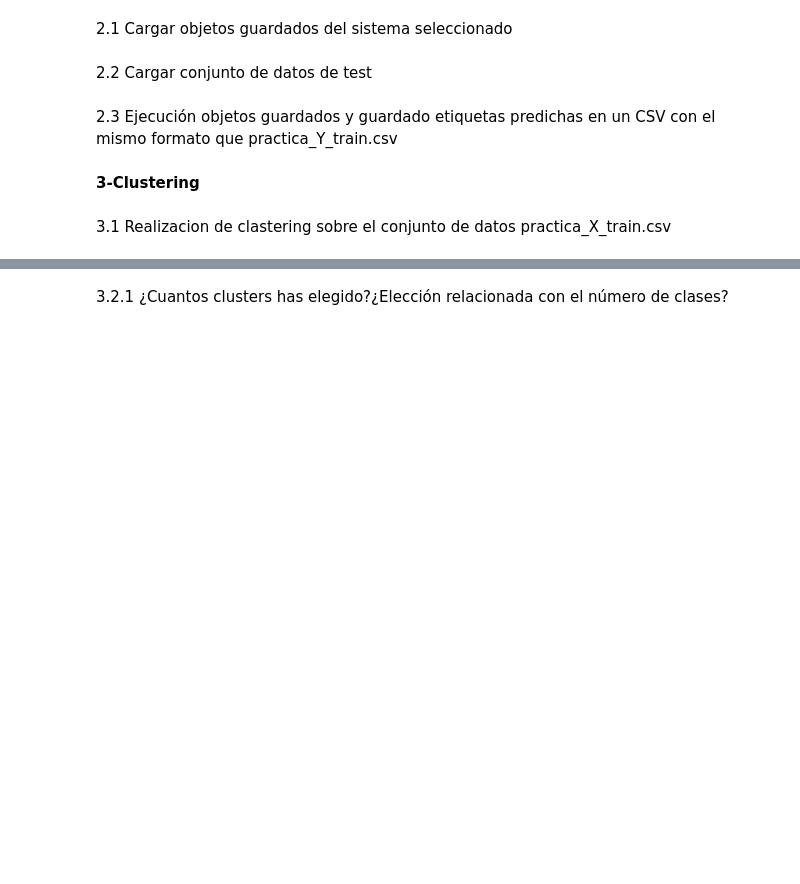
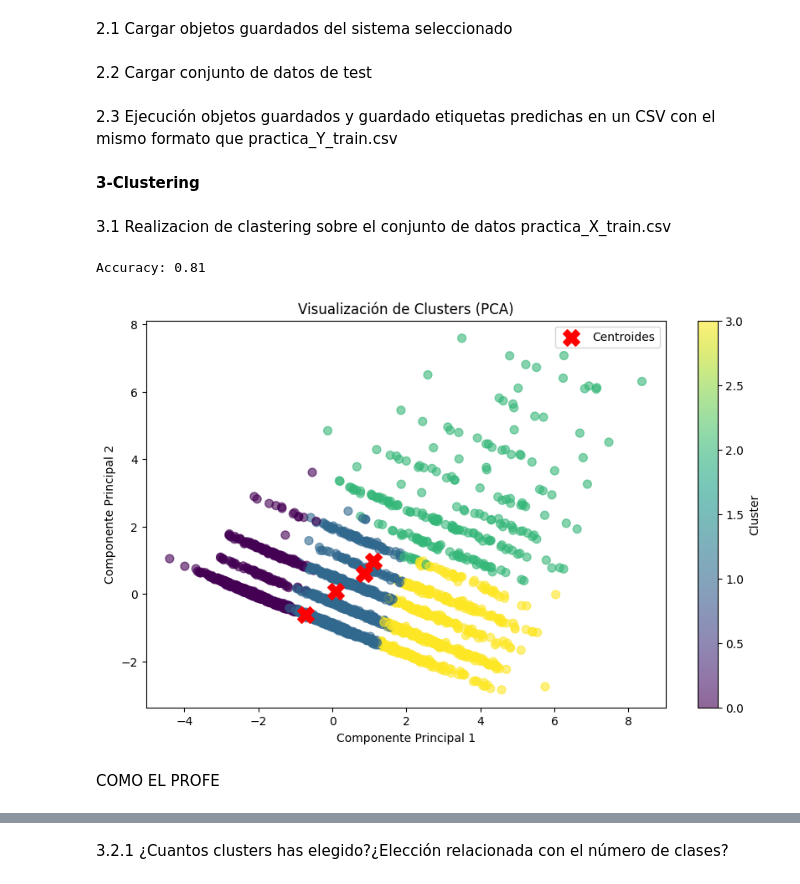
Before and after one commit to SandraGutierrezCruz/PracticaML1, a Jupyter notebook: practica.ipynb, the cells around one changed output, grey strips where cells are left out. Drawn from its saved outputs; the diff is of its cells as text; code cells hidden in the pictures; blank space fills up the shorter version.

Commit message:
Clusterizacion

```diff
--- a/practica.ipynb
+++ b/practica.ipynb
@@ -323,3 +323,56 @@ Creación script inferencia
 **3-Clustering**
 # %% [markdown]
 3.1 Realizacion de clastering sobre el conjunto de datos practica_X_train.csv
+# %%
+from sklearn.cluster import KMeans
+from sklearn.preprocessing import StandardScaler
+from sklearn.metrics import accuracy_score
+
+
+# Escalar los datos
+scaler = StandardScaler()
+x_train_scaled = scaler.fit_transform(x_train)
+
+
+# Aplicar K-Means
+n_clusters = len(y_train['Air_Quality'].unique())  # Número de clusters igual al número de clases
+kmeans = KMeans(n_clusters=n_clusters, random_state=42)
+clusters = kmeans.fit_predict(x_train_scaled)
+
+# Relacionar clusters con etiquetas
+cluster_to_label = {}
+for cluster in range(n_clusters):
+    mask = clusters == cluster
+    most_common_label = y_train[mask]['Air_Quality'].mode()[0]
+    cluster_to_label[cluster] = most_common_label
+
+# Asignar etiquetas a los clusters
+y_pred = [cluster_to_label[cluster] for cluster in clusters]
+
+# Evaluar la precisión
+accuracy = accuracy_score(y_train['Air_Quality'], y_pred)
+print(f"Accuracy: {accuracy:.2f}")
+# %% [output]
+Accuracy: 0.81
+# %%
+import matplotlib.pyplot as plt
+from sklearn.decomposition import PCA
+
+# Reducir los datos a 2 dimensiones con PCA
+pca = PCA(n_components=2)
+x_train_pca = pca.fit_transform(x_train_scaled)
+
+# Crear un scatter plot de los datos clusterizados
+plt.figure(figsize=(10, 6))
+scatter = plt.scatter(x_train_pca[:, 0], x_train_pca[:, 1], c=clusters, cmap='viridis', alpha=0.6, s=50)
+plt.scatter(kmeans.cluster_centers_[:, 0], kmeans.cluster_centers_[:, 1], c='red', marker='X', s=200, label='Centroides')
+plt.colorbar(scatter, label='Cluster')
+plt.title("Visualización de Clusters (PCA)")
+plt.xlabel("Componente Principal 1")
+plt.ylabel("Componente Principal 2")
+plt.legend()
+plt.show()
+# %% [output]
+[figure, added]
+# %% [markdown]
+COMO EL PROFE
```
Also changed, not shown: parts of 13 cells of this notebook.
